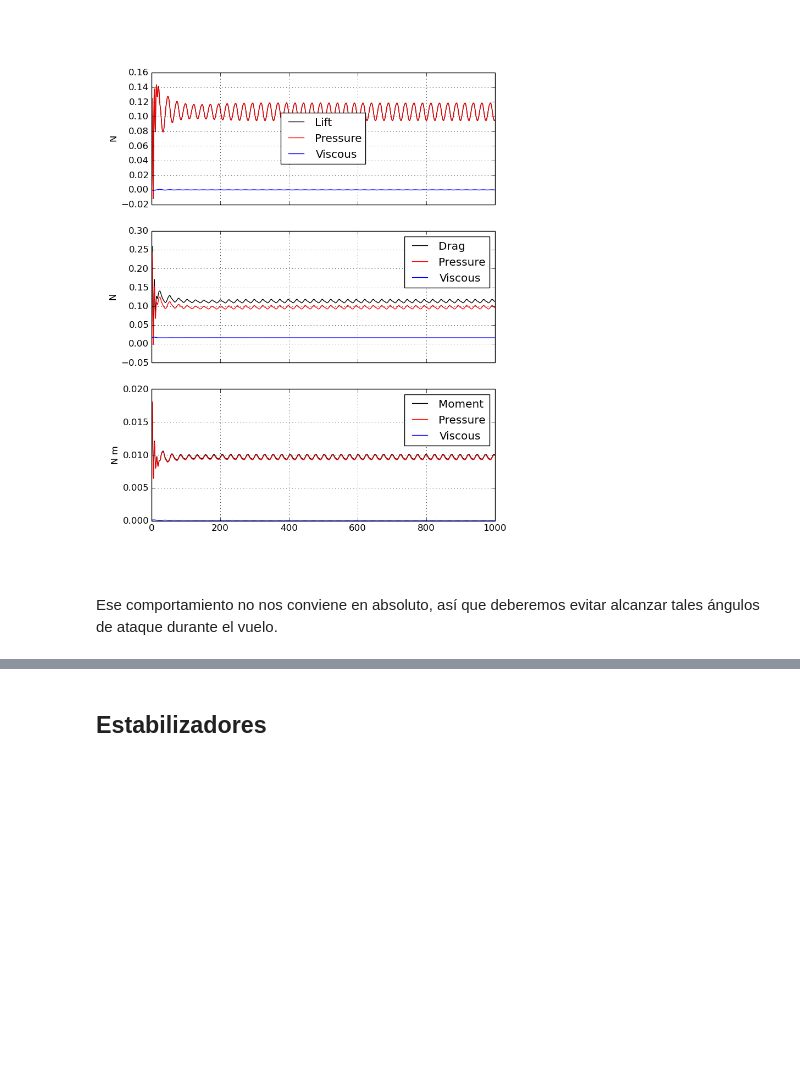
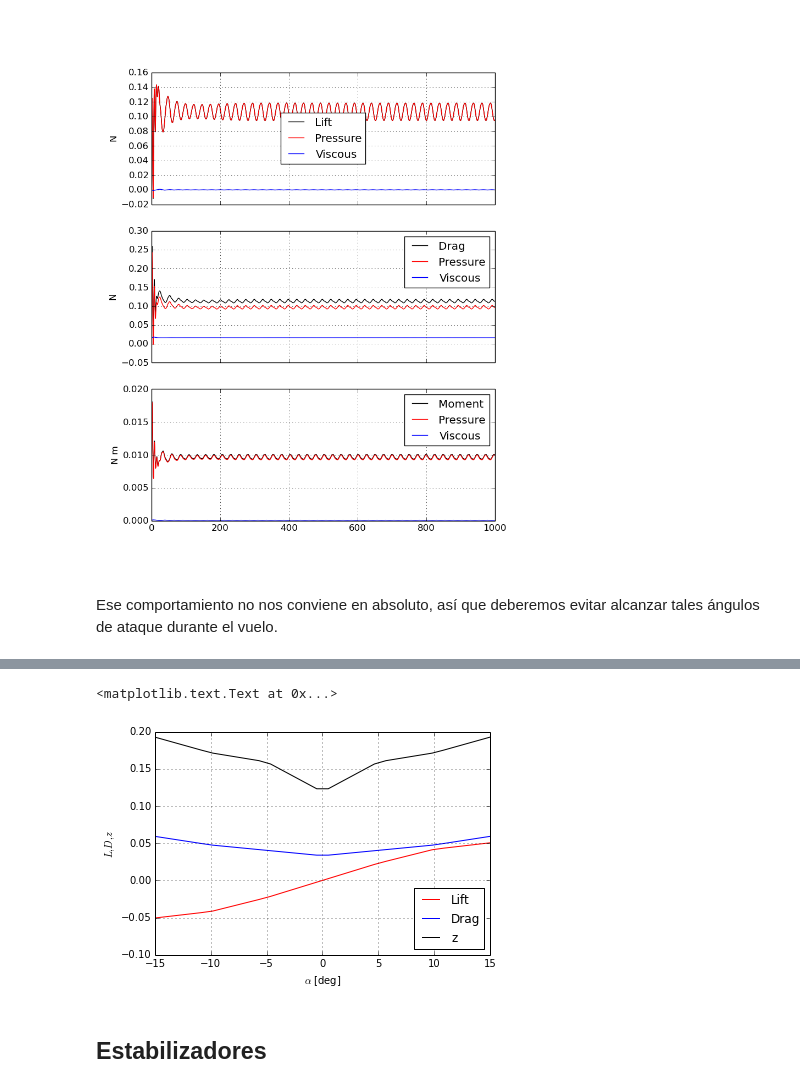
Before and after one commit to sanguinariojoe/gmv-rocket, a Jupyter notebook: main.ipynb, the cells around one changed output, grey strips where cells are left out. Drawn from its saved outputs; the diff is of its cells as text; code cells hidden in the pictures; blank space fills up the shorter version.

```diff
--- a/main.ipynb
+++ b/main.ipynb
@@ -693,3 +808,28 @@ Ese comportamiento no nos conviene en absoluto, así que deberemos evitar alcanz
+# %%
+alpha = np.asarray((np.radians(0.0), np.radians(5.0), np.radians(10.0), np.radians(15.0)))
+CL = np.asarray((0.0, 0.016, 0.029, 0.035))
+CD = np.asarray((0.023, 0.028, 0.033, 0.041))
+Cz = np.asarray((0.68, 0.91, 0.98, 1.1))
+
+hull_test = hull(hull_z, hull_r, alpha, CL, CD, Cz)
+a = np.linspace(-15.0, 15.0, num=30)
+l = []
+d = []
+z = []
+for aa in a:
+    l.append(hull_test.getL(np.radians(aa), 10.0))
+    d.append(hull_test.getD(np.radians(aa), 10.0))
+    z.append(hull_test.getZ(np.radians(aa), 10.0))
+plot(a, l, 'r-', label='Lift')
+plot(a, d, 'b-', label='Drag')
+plot(a, z, 'k-', label='z')
+legend(loc='best')
+grid()
+xlabel(r'$\alpha$ [deg]')
+ylabel(r'$L, D, z$')
+# %% [output]
+<matplotlib.text.Text at 0x...>
+[figure, added]
 # %% [markdown]
 ## Estabilizadores
 # %% [markdown]
```
Also changed, not shown: parts of 32 cells of this notebook, 1 other file.
